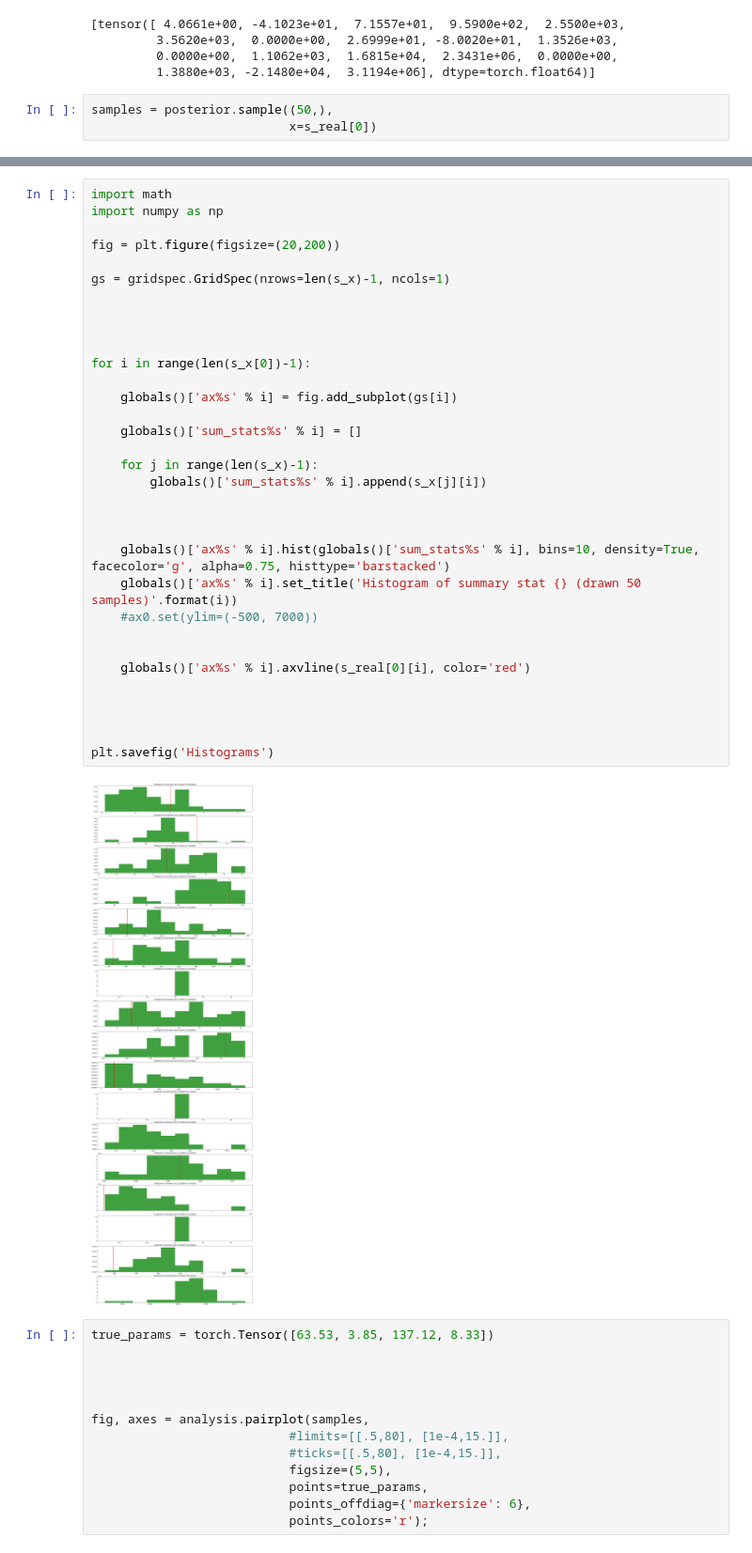
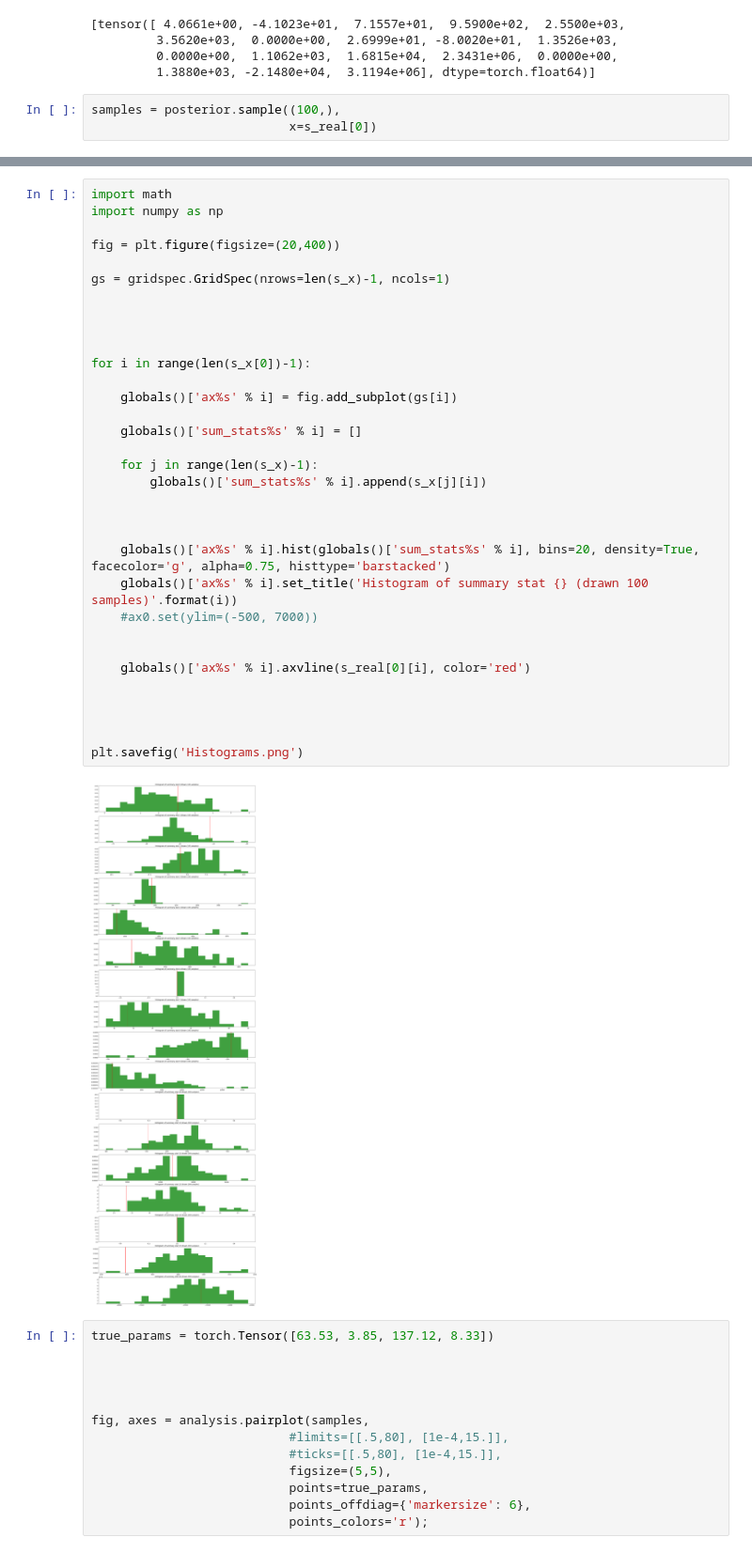
Before and after one commit to andererka/SBI_for_EEG, a Jupyter notebook: notebooks/ERP_parameter_inference_notebook.ipynb, the cells around one changed output, grey strips where cells are left out. Shown at 94% size. Drawn from its saved outputs; the diff is of its cells as text.

```diff
--- a/notebooks/ERP_parameter_inference_notebook.ipynb
+++ b/notebooks/ERP_parameter_inference_notebook.ipynb
@@ -141,5 +141,5 @@ print(s_real)
          0.0000e+00,  1.1062e+03,  1.6815e+04,  2.3431e+06,  0.0000e+00,
          1.3880e+03, -2.1480e+04,  3.1194e+06], dtype=torch.float64)]
 # %%
-samples = posterior.sample((50,),
+samples = posterior.sample((100,),
                            x=s_real[0])
@@ -236,38 +236,38 @@ plt.savefig('summary_stats2')
 # %%
 import math
 import numpy as np
 
-fig = plt.figure(figsize=(20,200))
+fig = plt.figure(figsize=(20,400))
 
 gs = gridspec.GridSpec(nrows=len(s_x)-1, ncols=1)
 
 
 
 
 for i in range(len(s_x[0])-1):
 
     globals()['ax%s' % i] = fig.add_subplot(gs[i])
 
     globals()['sum_stats%s' % i] = []
 
     for j in range(len(s_x)-1):
         globals()['sum_stats%s' % i].append(s_x[j][i])
 
 
 
-    globals()['ax%s' % i].hist(globals()['sum_stats%s' % i], bins=10, density=True, facecolor='g', alpha=0.75, histtype='barstacked')
-    globals()['ax%s' % i].set_title('Histogram of summary stat {} (drawn 50 samples)'.format(i))
+    globals()['ax%s' % i].hist(globals()['sum_stats%s' % i], bins=20, density=True, facecolor='g', alpha=0.75, histtype='barstacked')
+    globals()['ax%s' % i].set_title('Histogram of summary stat {} (drawn 100 samples)'.format(i))
     #ax0.set(ylim=(-500, 7000))
 
 
     globals()['ax%s' % i].axvline(s_real[0][i], color='red')
 
 
 
 
-plt.savefig('Histograms')
+plt.savefig('Histograms.png')
 # %% [output]
-[figure, old version]
+[figure, new version]
 # %%
 true_params = torch.Tensor([63.53, 3.85, 137.12, 8.33])
 
```
Also changed, not shown: parts of 5 cells of this notebook, 10 other files.
